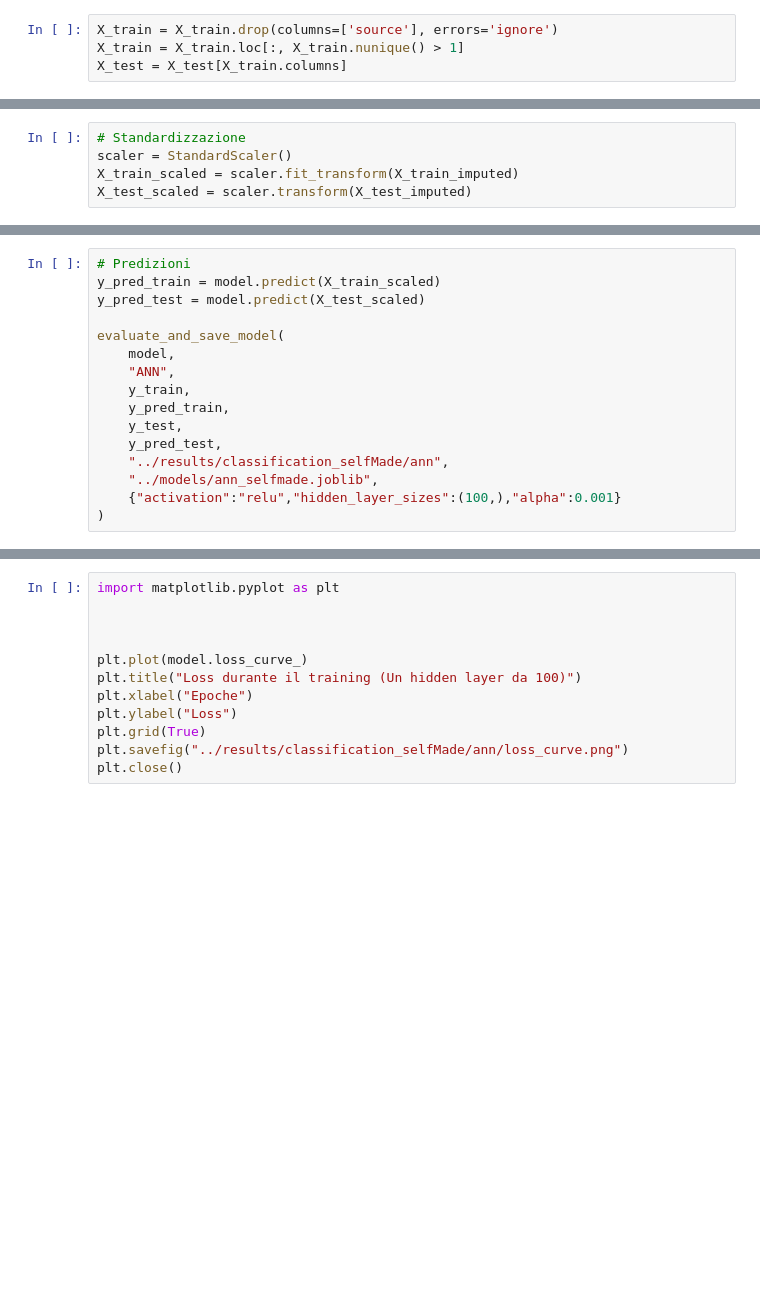
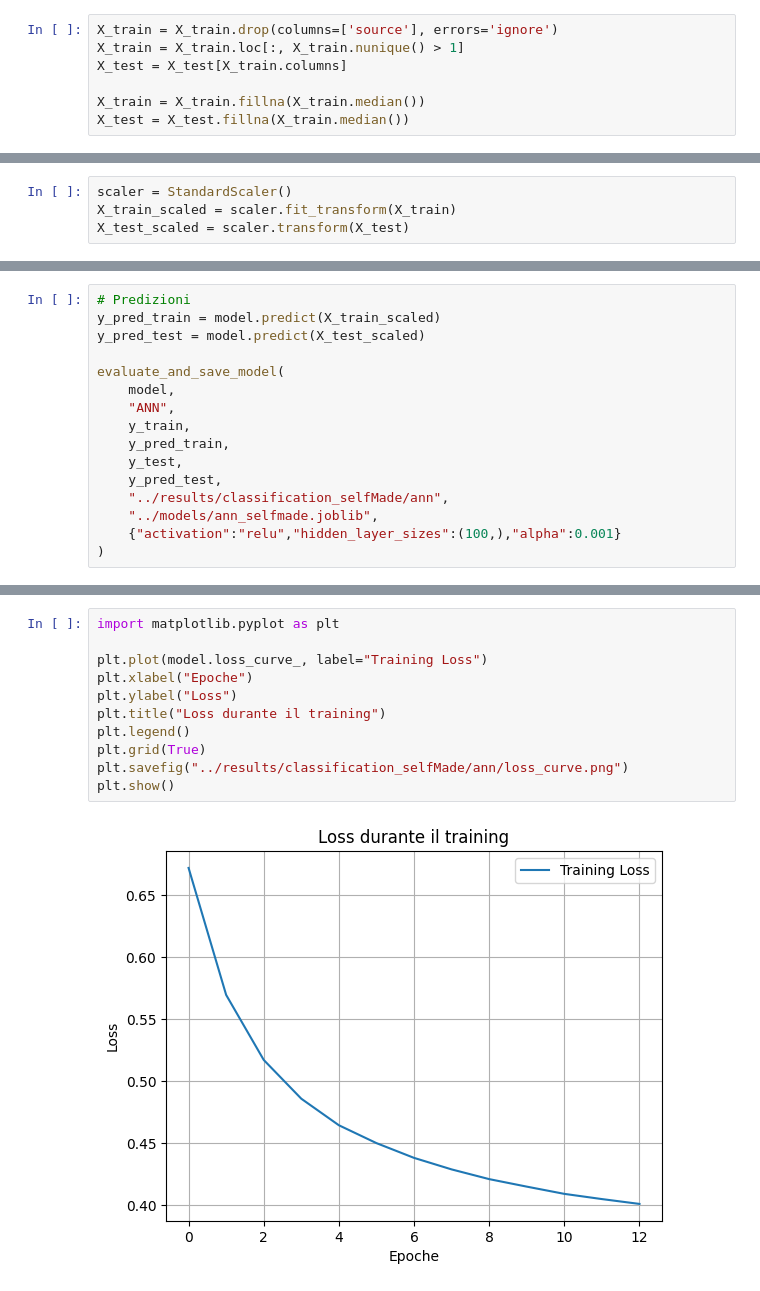
Before and after one commit to angelopaldino/progetto-data-mining, a Jupyter notebook: notebooks/09a_ANN_selfMade.ipynb, the cells around one changed output, grey strips where cells are left out. Drawn from its saved outputs; the diff is of its cells as text; blank space fills up the shorter version.

```diff
--- a/notebooks/09a_ANN_selfMade.ipynb
+++ b/notebooks/09a_ANN_selfMade.ipynb
@@ -19,3 +19,6 @@ y_test = pd.read_csv("../data/splitted/y_test.csv").values.ravel()
 X_train = X_train.drop(columns=['source'], errors='ignore')
 X_train = X_train.loc[:, X_train.nunique() > 1]
 X_test = X_test[X_train.columns]
+
+X_train = X_train.fillna(X_train.median())
+X_test = X_test.fillna(X_train.median())
@@ -29,5 +25,4 @@ X_test_imputed = imputer.transform(X_test)
 # %%
-# Standardizzazione
 scaler = StandardScaler()
-X_train_scaled = scaler.fit_transform(X_train_imputed)
-X_test_scaled = scaler.transform(X_test_imputed)
+X_train_scaled = scaler.fit_transform(X_train)
+X_test_scaled = scaler.transform(X_test)
@@ -57,12 +65,13 @@ evaluate_and_save_model(
 # %%
 import matplotlib.pyplot as plt
 
-
-
-plt.plot(model.loss_curve_)
-plt.title("Loss durante il training (Un hidden layer da 100)")
+plt.plot(model.loss_curve_, label="Training Loss")
 plt.xlabel("Epoche")
 plt.ylabel("Loss")
+plt.title("Loss durante il training")
+plt.legend()
 plt.grid(True)
 plt.savefig("../results/classification_selfMade/ann/loss_curve.png")
-plt.close()
+plt.show()
+# %% [output]
+[figure, added]
```
Also changed, not shown: parts of 13 cells of this notebook, 35 other files.
